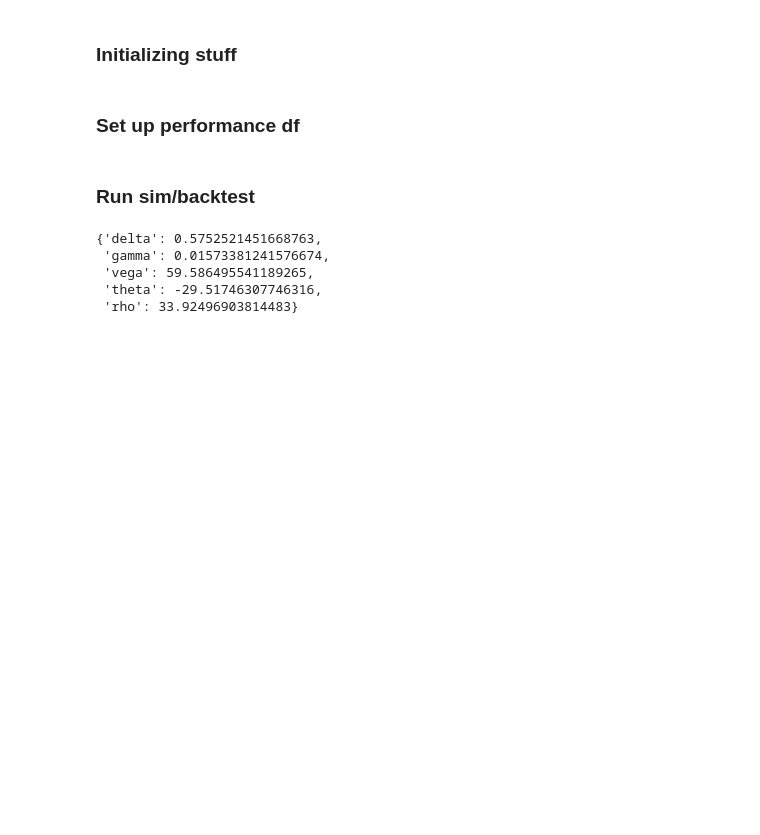
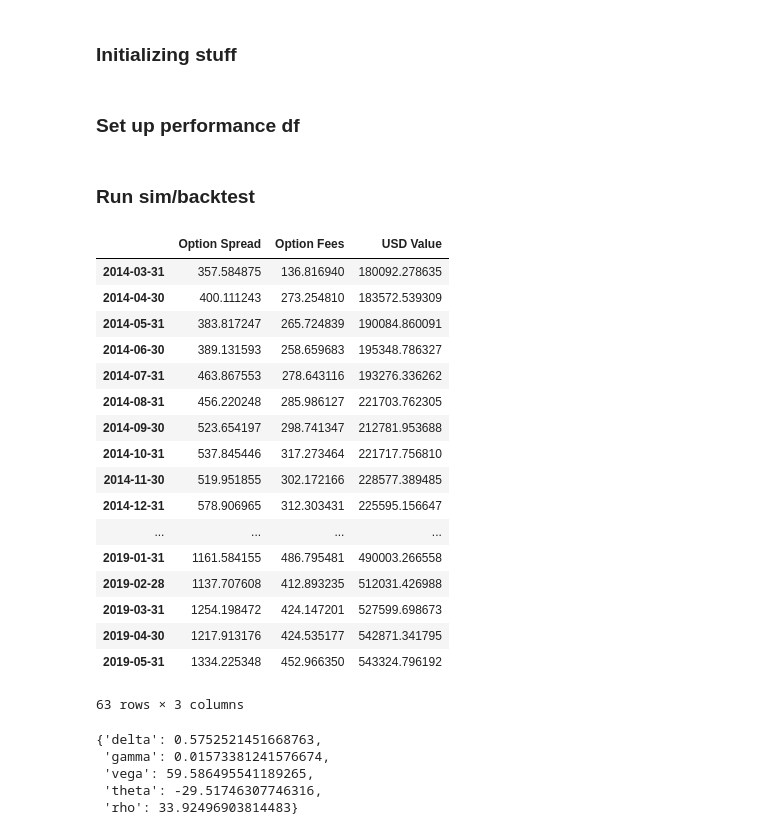
Before and after one commit to epgreig/robo-advisor, a Jupyter notebook: simulation_test_high.ipynb, the cells around one changed output. Cells and saved outputs as stored; diff of their text form; code cells hidden in the pictures; blank space fills up the shorter version.

Commit message:
spread added
spread added to notebook

```diff
--- a/simulation_test_high.ipynb
+++ b/simulation_test_high.ipynb
@@ -56,7 +59,7 @@ specs = [{'name':'SPY Call 1', 'ccy':'USD', 'is_call':1, 'ul':'SPY US Equity'},
 
 cost = Portfolio.get_opt_strategy_price(env_now, specs, [1, -2, 1], [K1,K2,K3], ttm=ttm)
 nopt = opt_total_val/cost
-ofee = my_pf.buy_options(env_now, specs, [nopt, -nopt*2, nopt], [K1,K2,K3], ttm=ttm)
+ofee, ospread = my_pf.buy_options(env_now, specs, [nopt, -nopt*2, nopt], [K1,K2,K3], ttm=ttm)
 
 last_pf_val = my_pf.calc_value(env_now)
 last_etf_val = my_pf.get_eq_value(env_now)
@@ -108,6 +111,7 @@ perf_df['Unexplained Return'] = np.nan
 perf_df['Injection'] = 0
 perf_df['FX'] = env_now.fx['CAD']
 perf_df['Option Fees'] = ofee
+perf_df['Option Spread'] = ospread
 perf_df['ETF Fees'] = 0
 perf_df['ETF Expenses'] = 0
 
@@ -189,13 +193,15 @@ while date < date_end:
 
 
     efee, eexps = my_pf.rebalance(env_now, Portfolio.weights_to_pos(w_dict, env_now, etf_total_val), exps)
-    ofee = my_pf.sell_options(env_now)
+    ofee, ospread = my_pf.sell_options(env_now)
 
     # re-buy options
 
     cost = Portfolio.get_opt_strategy_price(env_now, specs, [1, -2, 1], [K1,K2,K3], ttm=ttm)
     nopt = opt_total_val/cost
-    ofee += my_pf.buy_options(env_now, specs, [nopt, -nopt*2, nopt], [K1,K2,K3], ttm=ttm)
+    ofee_buy, ospread_buy = my_pf.buy_options(env_now, specs, [nopt, -nopt*2, nopt], [K1,K2,K3], ttm=ttm)
+    ofee += ofee_buy
+    ospread += ospread_buy
 
     # record post-rebalancing (next month starting) portf value
     perf_df.loc[date, 'USD Value'] = my_pf.calc_value(env_now)
@@ -207,6 +213,7 @@ while date < date_end:
     perf_df.loc[date, 'ETF Fees'] = efee
     perf_df.loc[date, 'ETF Expenses'] = eexps
     perf_df.loc[date, 'Option Fees'] = ofee
+    perf_df.loc[date, 'Option Spread'] = ospread
     perf_df.loc[date, 'Total Fees'] = ofee + eexps + efee
     perf_df.loc[date, 'Percentage Fees'] = (ofee + eexps + efee)/last_pf_val
 
@@ -231,6 +238,27 @@ while date < date_end:
 
 
     #####
+# %%
+perf_df[['Option Spread', 'Option Fees', 'USD Value']]
+# %% [output]
+|  | Option Spread | Option Fees | USD Value |
+| 2014-03-31 | 357.584875 | 136.816940 | 180092.278635 |
+| 2014-04-30 | 400.111243 | 273.254810 | 183572.539309 |
+| 2014-05-31 | 383.817247 | 265.724839 | 190084.860091 |
+| 2014-06-30 | 389.131593 | 258.659683 | 195348.786327 |
+| 2014-07-31 | 463.867553 | 278.643116 | 193276.336262 |
+| 2014-08-31 | 456.220248 | 285.986127 | 221703.762305 |
+| 2014-09-30 | 523.654197 | 298.741347 | 212781.953688 |
+| 2014-10-31 | 537.845446 | 317.273464 | 221717.756810 |
+| 2014-11-30 | 519.951855 | 302.172166 | 228577.389485 |
+| 2014-12-31 | 578.906965 | 312.303431 | 225595.156647 |
+| ... | ... | ... | ... |
+| 2019-01-31 | 1161.584155 | 486.795481 | 490003.266558 |
+| 2019-02-28 | 1137.707608 | 412.893235 | 512031.426988 |
+| 2019-03-31 | 1254.198472 | 424.147201 | 527599.698673 |
+| 2019-04-30 | 1217.913176 | 424.535177 | 542871.341795 |
+| 2019-05-31 | 1334.225348 | 452.966350 | 543324.796192 |
+63 rows × 3 columns
 # %%
 my_pf.get_options()[0].get_greeks(env_now)
 # %% [output]
```
Also changed, not shown: parts of 4 cells of this notebook, 3 other files.
